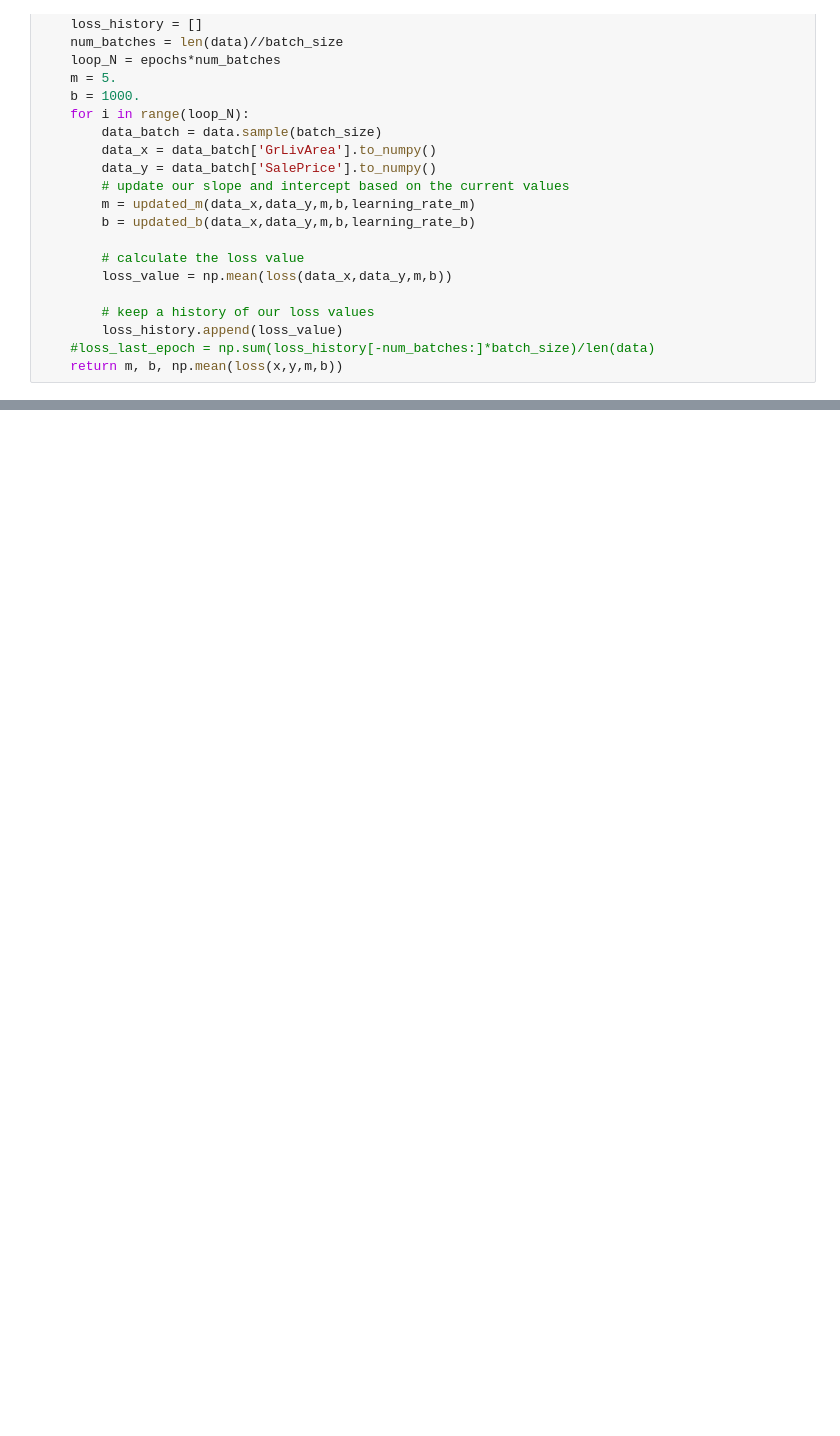
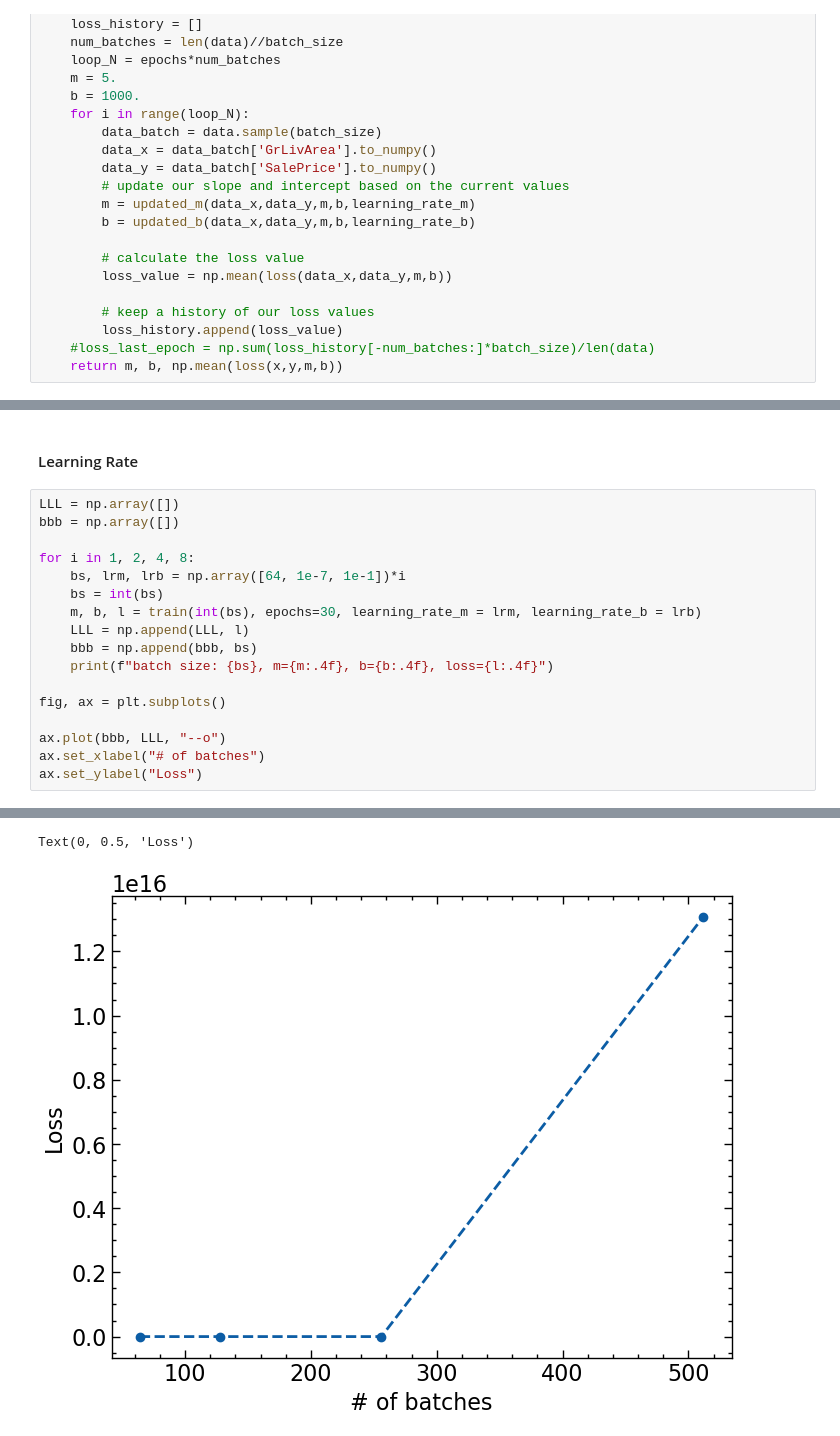
Before and after one commit to bbashmmakh/ai-science-training-series, a Jupyter notebook: 01_intro_AI_on_Supercomputer/2024-10-01-BandarHomework-Session1.ipynb, the cells around one changed output, grey strips where cells are left out. Drawn from its saved outputs; the diff is of its cells as text; blank space fills up the shorter version.

```diff
--- a/01_intro_AI_on_Supercomputer/2024-10-01-BandarHomework-Session1.ipynb
+++ b/01_intro_AI_on_Supercomputer/2024-10-01-BandarHomework-Session1.ipynb
@@ -197 +198,21 @@ batch size: 512, m=88.9712, b=32680.8116, loss=1478304994.4155
 batch size: 551, m=88.8901, b=32912.2414, loss=1478200827.6413
+# %% [markdown]
+#### Learning Rate
+# %%
+LLL = np.array([])
+bbb = np.array([])
+
+for i in 1, 2, 4, 8:
+    bs, lrm, lrb = np.array([64, 1e-7, 1e-1])*i
+    bs = int(bs)
+    m, b, l = train(int(bs), epochs=30, learning_rate_m = lrm, learning_rate_b = lrb)
+    LLL = np.append(LLL, l)
+    bbb = np.append(bbb, bs)
+    print(f"batch size: {bs}, m={m:.4f}, b={b:.4f}, loss={l:.4f}")
+
+fig, ax = plt.subplots()
+
+ax.plot(bbb, LLL, "--o")
+ax.set_xlabel("# of batches")
+ax.set_ylabel("Loss")
+# %% [output]
@@ -197,0 +223,2 @@ batch size: 551, m=88.8901, b=32912.2414, loss=1478200827.6413
+Text(0, 0.5, 'Loss')
+[figure, added]
```
Also changed, not shown: parts of 11 cells of this notebook.
